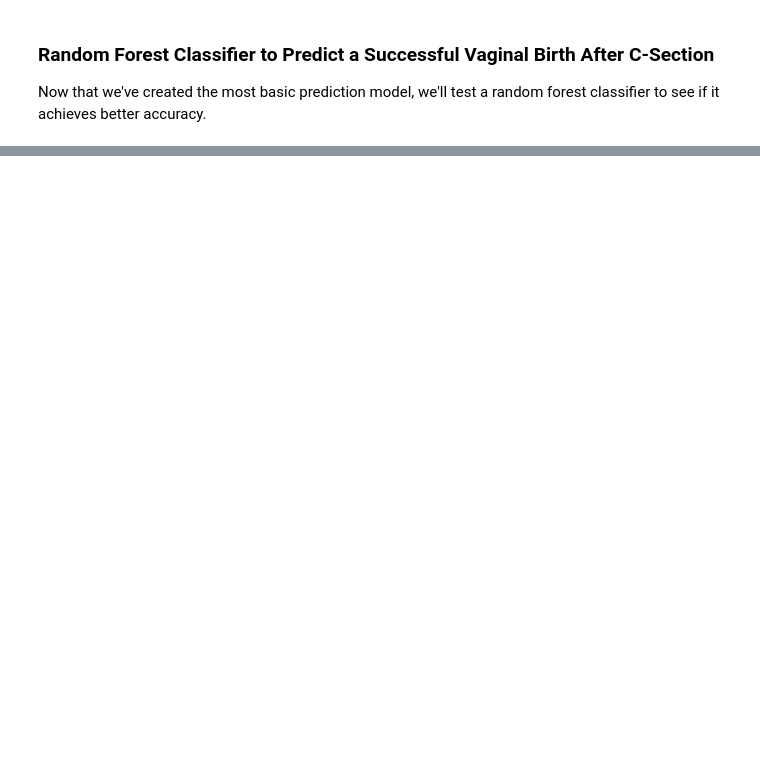
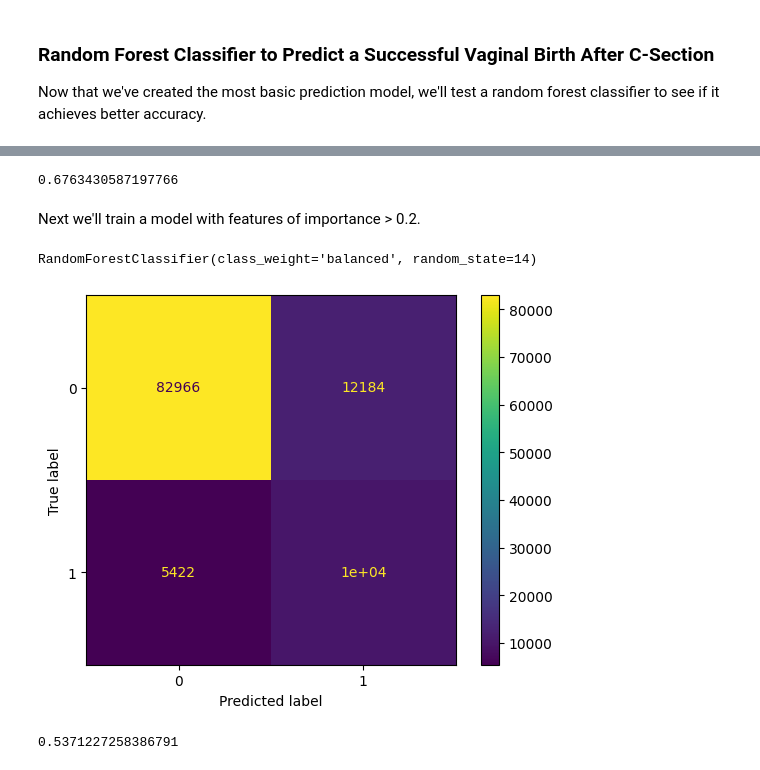
Before and after one commit to shroommu/natality-stats, a Jupyter notebook: notebooks/exploratory/vbac/03_02_modeling_rfc.ipynb, the cells around one changed output, grey strips where cells are left out. Cells and saved outputs as stored; diff of their text form; code cells hidden in the pictures; blank space fills up the shorter version.

```diff
--- a/notebooks/exploratory/vbac/03_02_modeling_rfc.ipynb
+++ b/notebooks/exploratory/vbac/03_02_modeling_rfc.ipynb
@@ -38,0 +123,54 @@ plt.show()
+# %%
+from sklearn.metrics import f1_score
+
+f1_0015 = f1_score(y_test, predictions_0015)
+
+f1_0015
+# %% [output]
+0.6763430587197766
+# %% [markdown]
+Next we'll train a model with features of importance > 0.2.
+# %%
+x_train_002 = x_train_unfiltered[
+    :,
+    feature_importances_df.loc[
+        feature_importances_df["importance"] > 0.02
+    ].index.tolist(),
+]
+x_test_002 = x_test_unfiltered[
+    :,
+    feature_importances_df.loc[
+        feature_importances_df["importance"] > 0.02
+    ].index.tolist(),
+]
+# %%
+from sklearn.ensemble import RandomForestClassifier
+
+rfc_model_002 = RandomForestClassifier(random_state=14, class_weight="balanced")
+
+rfc_model_002.fit(x_train_002, y_train)
+# %% [output]
+RandomForestClassifier(class_weight='balanced', random_state=14)
+# %%
+predictions_002 = rfc_model_002.predict(x_test_002)
+# %%
+import matplotlib.pyplot as plt
+
+from sklearn.metrics import confusion_matrix, ConfusionMatrixDisplay
+
+cm = confusion_matrix(y_test, predictions_002)
+disp = ConfusionMatrixDisplay(
+    confusion_matrix=cm, display_labels=rfc_model_002.classes_
+)
+disp.plot()
+plt.show()
+# %% [output]
+[figure, added]
+# %%
+from sklearn.metrics import f1_score
+
+f1_002 = f1_score(y_test, predictions_002)
+
+f1_002
+# %% [output]
+0.5371227258386791
```
Also changed, not shown: parts of 34 cells of this notebook.
